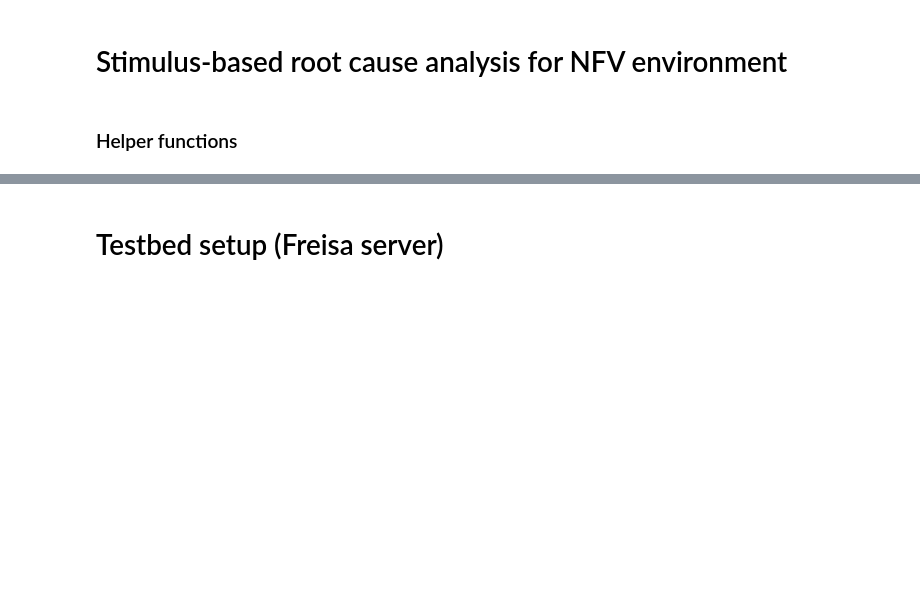
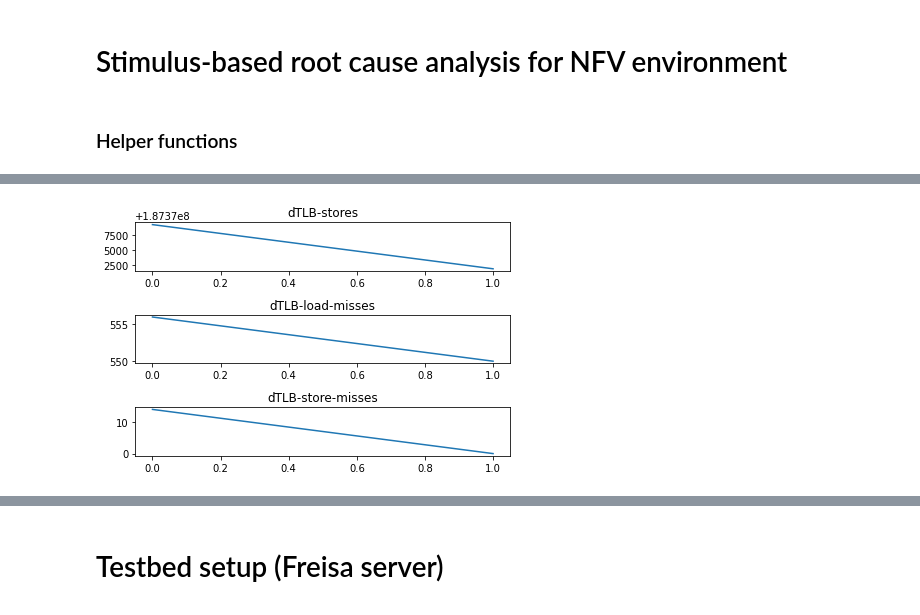
Before and after one commit to theleos88/ml-for-highspeed-networks, a Jupyter notebook: data/analysis/Data-analysis.ipynb, the cells around one changed output, grey strips where cells are left out. Cells and saved outputs as stored; diff of their text form; code cells hidden in the pictures; blank space fills up the shorter version.

Commit message:
add onvm results

```diff
--- a/data/analysis/Data-analysis.ipynb
+++ b/data/analysis/Data-analysis.ipynb
@@ -41,0 +65,4 @@ plt.plot(tmp)
+# %%
+plot_stats(["dTLB-stores", "dTLB-load-misses", "dTLB-store-misses"],"./data_collection/onvm_bridge.csv")
+# %% [output]
+[figure, added]
```
Also changed, not shown: parts of 10 cells of this notebook, 9 other files.
